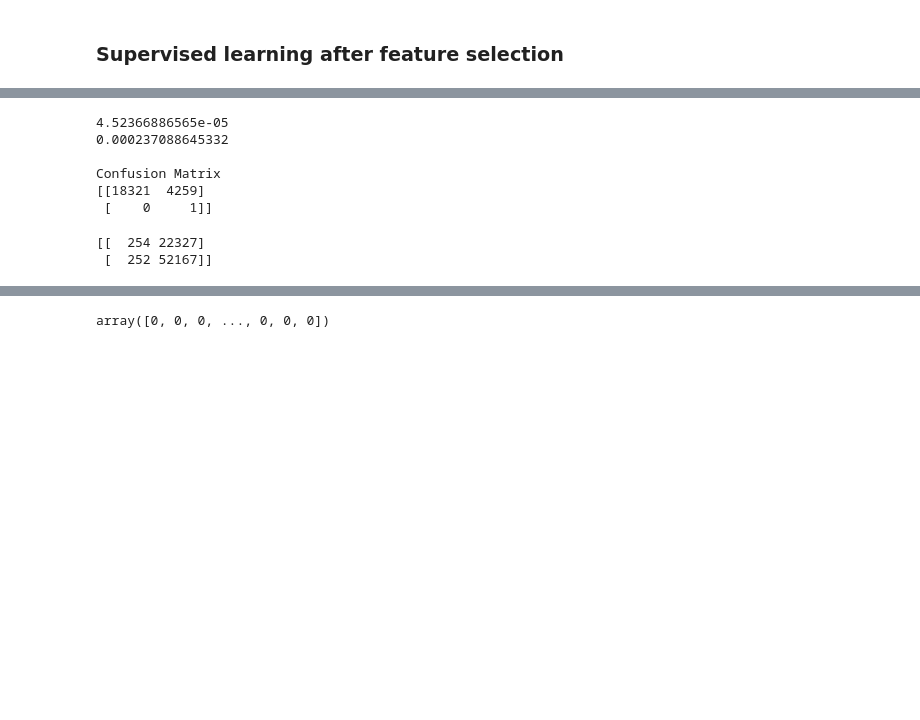
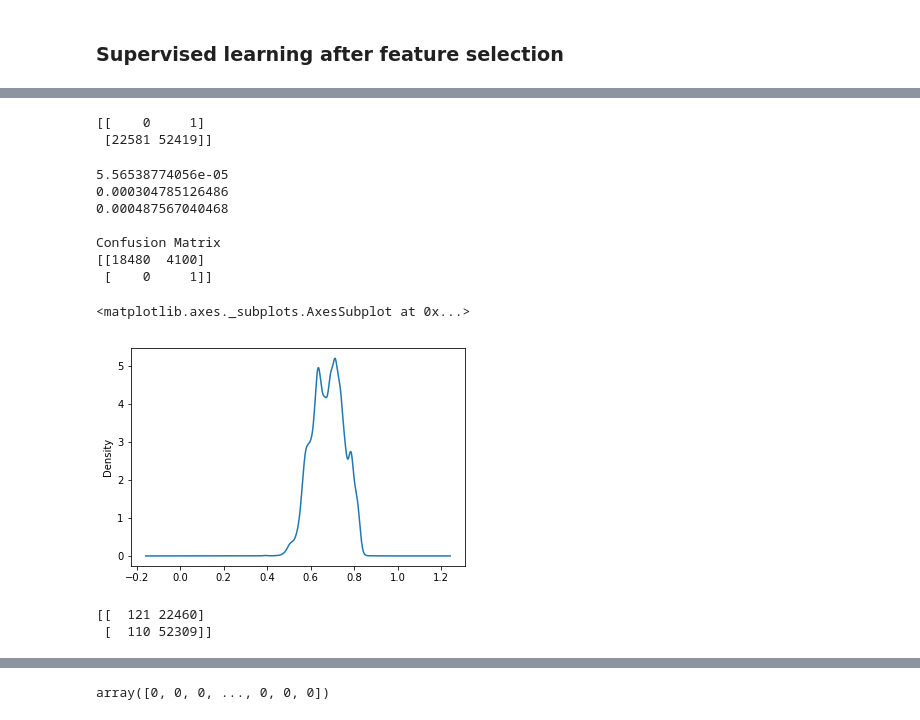
Before and after one commit to edvalente/mlnd-capstone-project, a Jupyter notebook: notebooks/capstone-scrapbook.ipynb, the cells around one changed output, grey strips where cells are left out. Drawn from its saved outputs; the diff is of its cells as text; code cells hidden in the pictures; blank space fills up the shorter version.

```diff
--- a/notebooks/capstone-scrapbook.ipynb
+++ b/notebooks/capstone-scrapbook.ipynb
@@ -345,7 +372,7 @@ minimal_data = data.loc[:, mutual_features + ['show_up']]
 from sklearn.metrics import make_scorer, f1_score, fbeta_score
 from xgboost import XGBClassifier
 
-clf = XGBClassifier(n_estimators=1000, n_jobs=4, silent=False, max_depth=3, learning_rate=0.5)
+clf = XGBClassifier(n_estimators=1000, n_jobs=4, silent=False, max_depth=3, learning_rate=0.3)
 
 def custom_f1_eval(y_pred, y_true):
     labels = y_true.get_label()
@@ -356,7 +383,7 @@ def custom_f1_eval(y_pred, y_true):
 model = clf.fit(minimal_train_test_data['X_train'],
                 minimal_train_test_data['y_train'],
                 eval_set=[(minimal_train_test_data['X_test'], minimal_train_test_data['y_test'])],
-                eval_metric=custom_f1_eval,
+                eval_metric='auc',
                 early_stopping_rounds=100,
-                verbose=True)
+                verbose=False)
 preds = model.predict(minimal_train_test_data['X_test'])
@@ -402,21 +411,35 @@ print(np.asarray((unique_elements, counts_elements)))
+# %%
+np.set_printoptions(suppress=True)
+unique_elements, counts_elements = np.unique(minimal_train_test_data['y_test'], return_counts=True)
+print(np.asarray((unique_elements, counts_elements)))
+# %% [output]
+[[    0     1]
+ [22581 52419]]
 # %%
 preds = model.predict(X)
 preds_proba = model.predict_proba(X)
 y_bin = np.array([1. if y_cont[1] > 0.75 else 0. for y_cont in preds_proba])
-print(fbeta_score(y, preds, beta=0.1))
-print(fbeta_score(y, y_bin, beta=0.1))
+print(fbeta_score(y, preds, beta=0.5))
+print(fbeta_score(y, y_bin, beta=0.5))
+print(f1_score(y, y_bin))
 print('\nConfusion Matrix')
 print(confusion_matrix(y, y_bin))
 # %% [output]
-4.52366886565e-05
-0.000237088645332
+5.56538774056e-05
+0.000304785126486
+0.000487567040468
 
 Confusion Matrix
-[[18321  4259]
+[[18480  4100]
  [    0     1]]
+# %%
+pd.Series([i[1] for i in preds_proba]).plot.kde()
+# %% [output]
+<matplotlib.axes._subplots.AxesSubplot at 0x...>
+[figure, added]
 # %%
 preds = model.predict(minimal_train_test_data['X_test'])
 print(confusion_matrix(minimal_train_test_data['y_test'], preds))
 # %% [output]
-[[  254 22327]
- [  252 52167]]
+[[  121 22460]
+ [  110 52309]]
```
Also changed, not shown: parts of 8 cells of this notebook, 3 other files.
